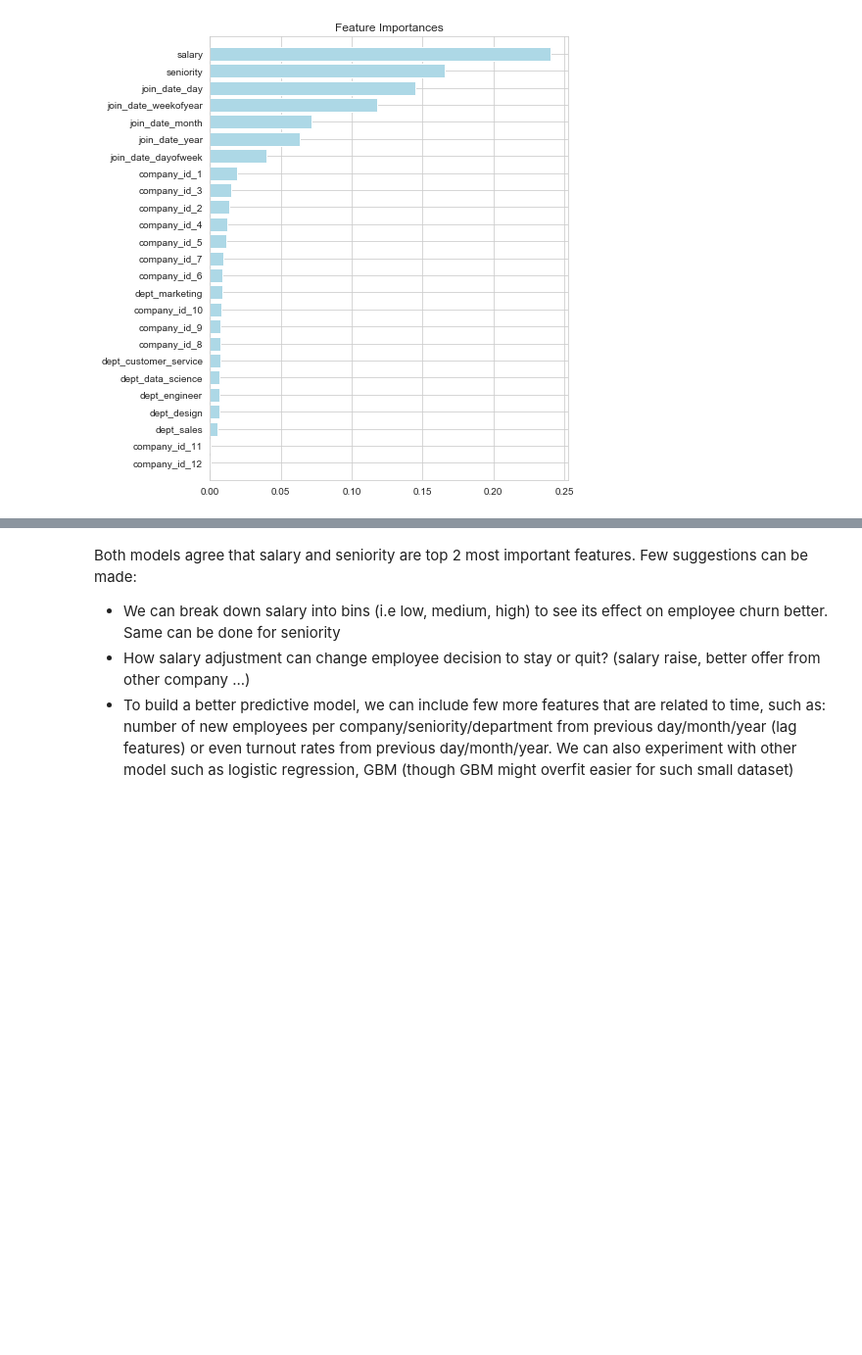
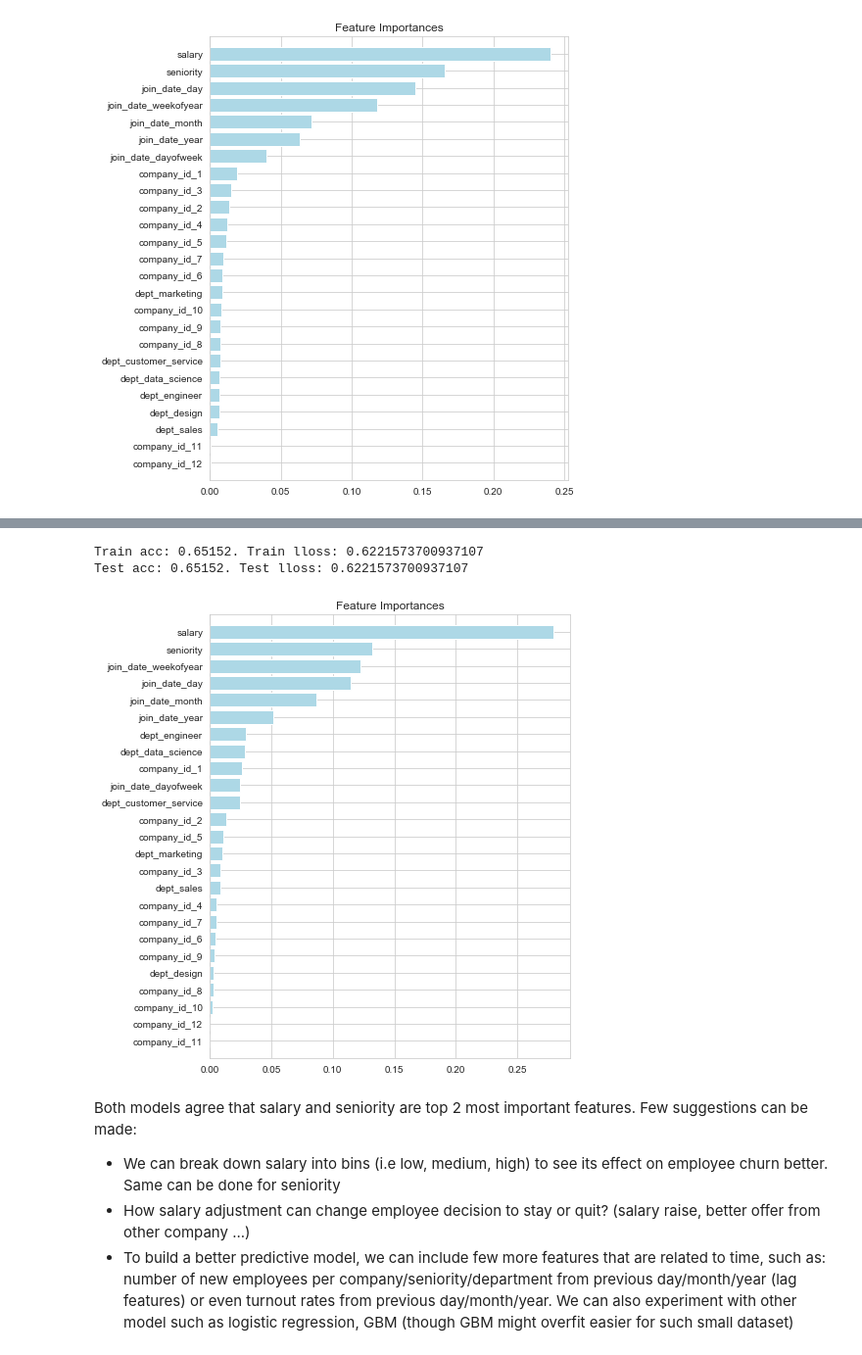
Before and after one commit to anhquan0412/pandas_practice, a Jupyter notebook: retention_ml.ipynb, the cells around one changed output, grey strips where cells are left out. Shown at 98% size. Cells and saved outputs as stored; diff of their text form; code cells hidden in the pictures; blank space fills up the shorter version.

```diff
--- a/retention_ml.ipynb
+++ b/retention_ml.ipynb
@@ -316,0 +318,2 @@ plot_feature_importances_rf(rf.feature_importances_,X.columns.values,figsize=(7,
+# %%
+X,y = prepare_data_RF(2)
@@ -316,0 +340,11 @@ plot_feature_importances_rf(rf.feature_importances_,X.columns.values,figsize=(7,
+# %%
+cv = get_cv_idxs(X,end=2013)
+params={
+    'n_estimators':[13,14,15,16,17],
+    'max_features':[0.1,0.15,0.2,0.3],
+    'min_samples_leaf':[16,17,18,19,20],
+    'class_weight':['balanced',None,{0:1,1:2},{0:1,1:3}]
+}
+# %%
+clf = gridsearch_rf(X,y,params,cv)
+train_rf_cv(X,y,clf.best_params_,cv)
@@ -317,3 +364,12 @@ plot_feature_importances_rf(rf.feature_importances_,X.columns.values,figsize=(7,
+# %%
+rf = train_rf(X,y,X,y,clf.best_params_)
+# %% [output]
+Train acc: 0.65152. Train lloss: 0.6221573700937107
+Test acc: 0.65152. Test lloss: 0.6221573700937107
+# %%
+plot_feature_importances_rf(rf.feature_importances_,X.columns.values,figsize=(7,7))
+# %% [output]
+[figure, added]
 # %% [markdown]
 Both models agree that salary and seniority are top 2 most important features. Few suggestions can be made:
 - We can break down salary into bins (i.e low, medium, high) to see its effect on employee churn better. Same can be done for seniority
```
Also changed, not shown: parts of 8 cells of this notebook.
